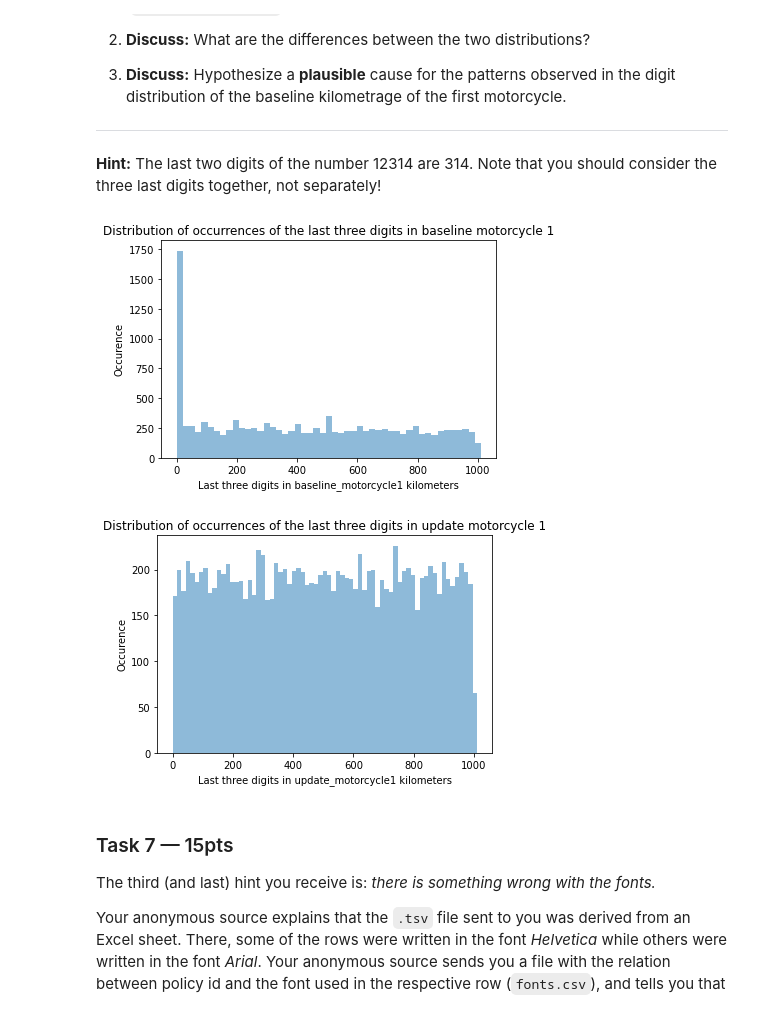
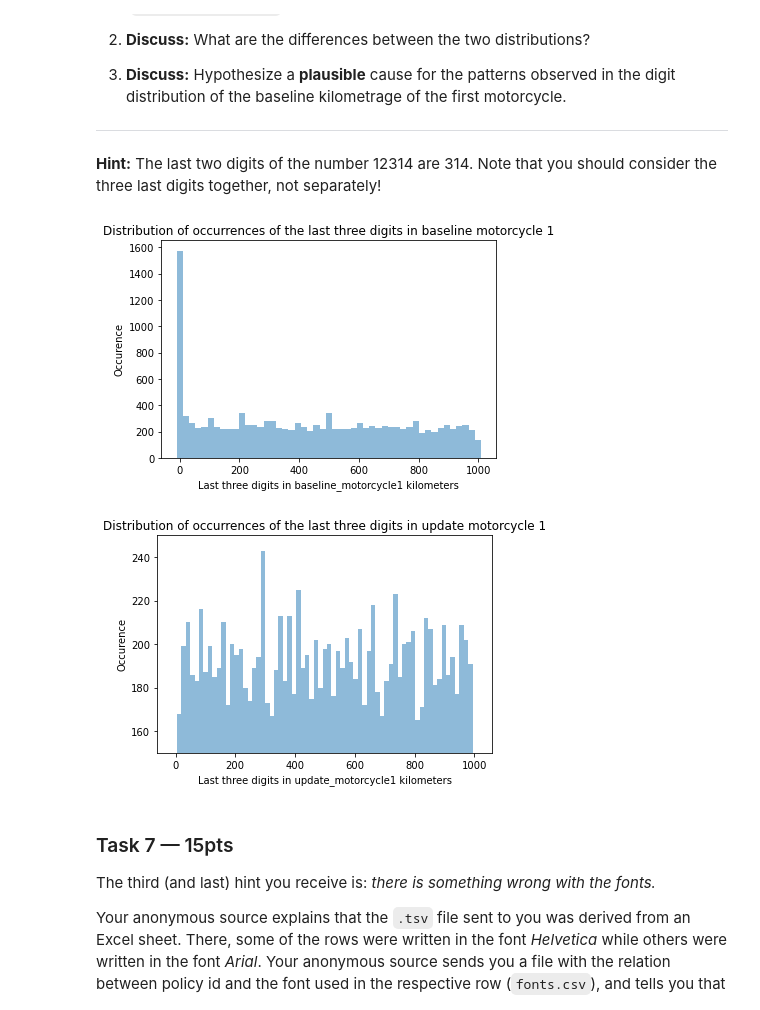
Before and after one commit to npont/ADA_HW, a Jupyter notebook: hw1 (2).ipynb, the cells around one changed output. Cells and saved outputs as stored; diff of their text form; code cells hidden in the pictures.

```diff
--- a/hw1 (2).ipynb
+++ b/hw1 (2).ipynb
@@ -178,4 +175,0 @@ data.shape[0]
-# %%
-#2.
-data=data.dropna(axis=0, how='any', subset=['baseline_motorcycle1', 'update_motorcycle1'])
-# the result shows the same number of rows, meaning it didn't find columns with NaN values
@@ -514,9 +563,10 @@ plt.show()
 [figure]
 # %%
 #2
-bins = np.linspace(-0.1, 51000, 50)
-
-plt.hist(data['diff_average'], bins, alpha=0.5)
+data['diff']=(data['baseline_motorcycle1']-data['update_motorcycle1']).abs()
+bins = np.linspace(data['diff'].min()-100, data['diff'].max()+100, 100)
+plt.hist(data['diff'], bins, alpha=0.5)
+plt.ylim([90,170])
 plt.xlabel('Kilometrage difference')
 plt.ylabel('Number of Motorcycles')
 plt.title('Difference between the number of kilometers reported in the baseline and in the updated contract')
@@ -546,22 +599,24 @@ motorcycle in each contract (`update_motorcycle1`).
 # %%
 #1
 data['LastDigit_baseline']=data['baseline_motorcycle1'].mod(10**3)
 data['LastDigit_update']=data['update_motorcycle1'].mod(10**3)
 
-plt.hist(data['LastDigit_baseline'], np.linspace(-0.1, 1010, 50), alpha=0.5)
+plt.hist(data['LastDigit_baseline'], np.linspace(data['LastDigit_baseline'].min()-10, data['LastDigit_baseline'].max()+10, 50), alpha=0.5)
 plt.xlabel('Last three digits in baseline_motorcycle1 kilometers')
 plt.ylabel('Occurence')
 plt.title('Distribution of occurrences of the last three digits in baseline motorcycle 1')
 plt.show()
 
-plt.hist(data['LastDigit_update'], np.linspace(-0.1, 1010, 70), alpha=0.5)
+plt.hist(data['LastDigit_update'],
+         np.linspace(data['LastDigit_update'].min()-10, data['LastDigit_update'].max()+10, 70), alpha=0.5)
+plt.ylim([150,250])
 plt.xlabel('Last three digits in update_motorcycle1 kilometers')
 plt.ylabel('Occurence')
 plt.title('Distribution of occurrences of the last three digits in update motorcycle 1')
 plt.show()
 # %% [output]
-[figure, old version]
+[figure, new version]
-[figure, old version]
+[figure, new version]
 # %%
 ##DISCUSS
 # %% [markdown]
```
Also changed, not shown: parts of 29 cells of this notebook.
